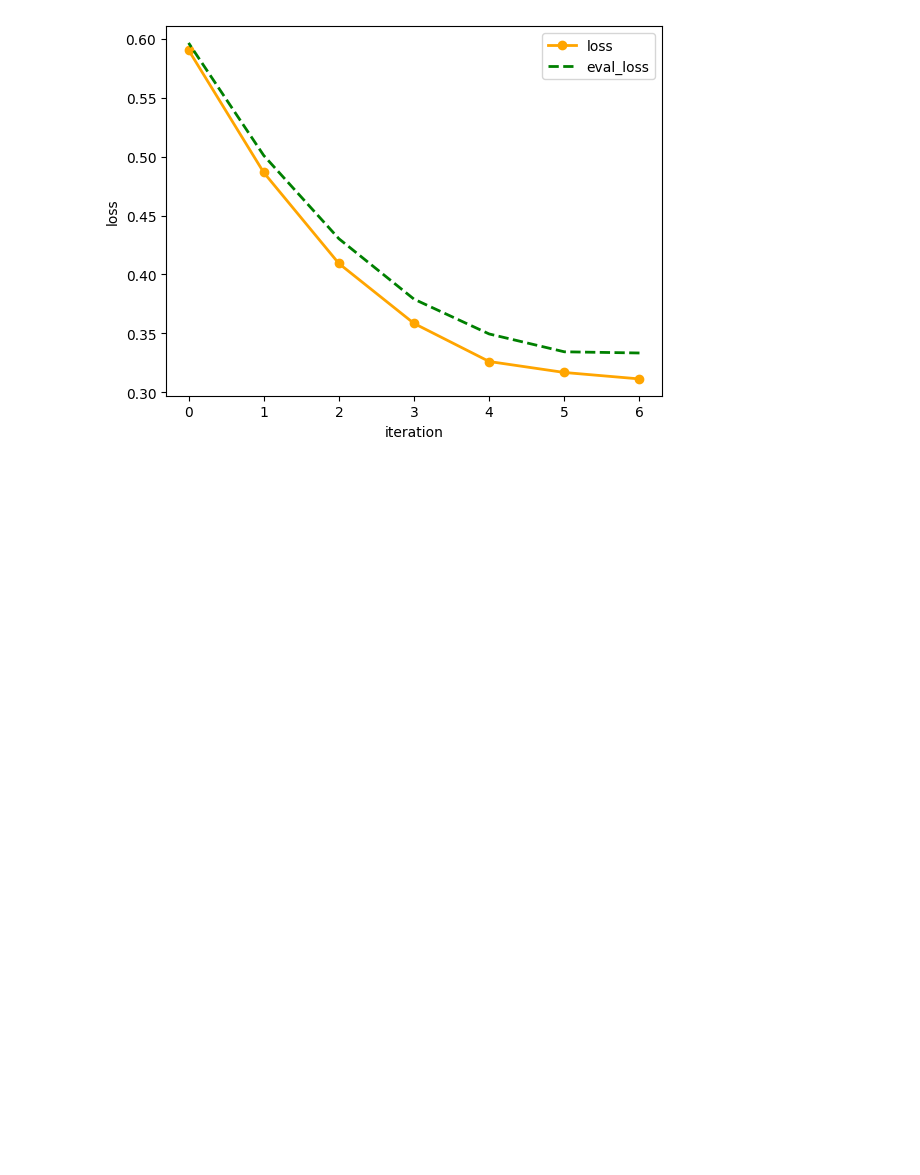
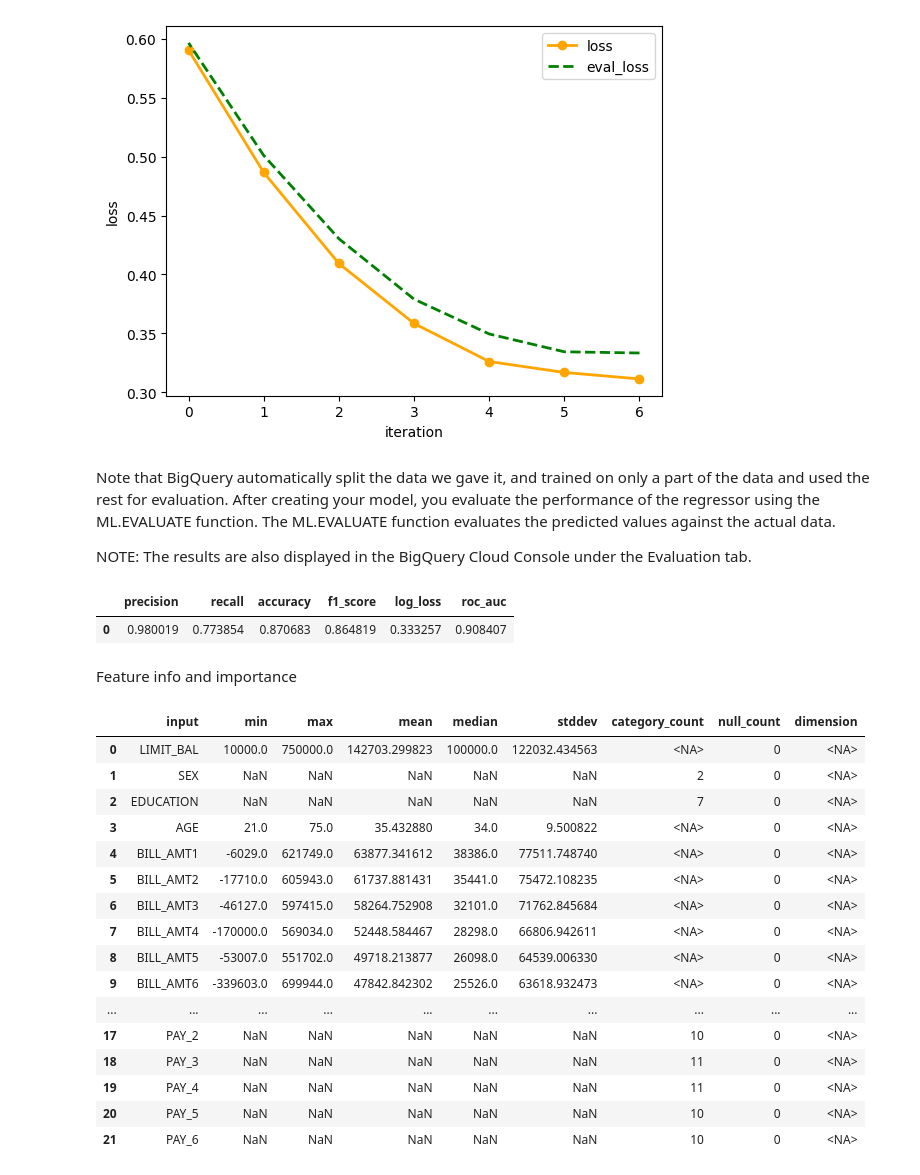
Before and after one commit to kkignasiak98/BQML_POC, a Jupyter notebook: models/models.ipynb, the cells around one changed output. Cells and saved outputs as stored; diff of their text form; code cells hidden in the pictures; blank space fills up the shorter version.

Commit message:
add advanced models

```diff
--- a/models/models.ipynb
+++ b/models/models.ipynb
@@ -99,3 +100,42 @@ plt.ylabel('loss')
 plt.legend();
 # %% [output]
 [figure]
+# %% [markdown]
+Note that BigQuery automatically split the data we gave it, and trained on only a part of the data and used the rest for evaluation. After creating your model, you evaluate the performance of the regressor using the ML.EVALUATE function. The ML.EVALUATE function evaluates the predicted values against the actual data.
+
+NOTE: The results are also displayed in the BigQuery Cloud Console under the Evaluation tab.
+# %%
+%%bigquery
+# Here, ML.EVALUATE function is used to evaluate model metrics
+SELECT
+  *
+FROM
+  ML.EVALUATE(MODEL BQ_ML_ID.BASE_LOGISTIC_REGRESSION)
+# %% [output]
+|  | precision | recall | accuracy | f1_score | log_loss | roc_auc |
+| 0 | 0.980019 | 0.773854 | 0.870683 | 0.864819 | 0.333257 | 0.908407 |
+# %% [markdown]
+Feature info and importance
+# %%
+%%bigquery
+SELECT
+    *
+FROM ML.FEATURE_INFO (MODEL BQ_ML_ID.BASE_LOGISTIC_REGRESSION)
+# %% [output]
+|  | input | min | max | mean | median | stddev | category_count | null_count | dimension |
+| 0 | LIMIT_BAL | 10000.0 | 750000.0 | 142703.299823 | 100000.0 | 122032.434563 | <NA> | 0 | <NA> |
+| 1 | SEX | NaN | NaN | NaN | NaN | NaN | 2 | 0 | <NA> |
+| 2 | EDUCATION | NaN | NaN | NaN | NaN | NaN | 7 | 0 | <NA> |
+| 3 | AGE | 21.0 | 75.0 | 35.432880 | 34.0 | 9.500822 | <NA> | 0 | <NA> |
+| 4 | BILL_AMT1 | -6029.0 | 621749.0 | 63877.341612 | 38386.0 | 77511.748740 | <NA> | 0 | <NA> |
+| 5 | BILL_AMT2 | -17710.0 | 605943.0 | 61737.881431 | 35441.0 | 75472.108235 | <NA> | 0 | <NA> |
+| 6 | BILL_AMT3 | -46127.0 | 597415.0 | 58264.752908 | 32101.0 | 71762.845684 | <NA> | 0 | <NA> |
+| 7 | BILL_AMT4 | -170000.0 | 569034.0 | 52448.584467 | 28298.0 | 66806.942611 | <NA> | 0 | <NA> |
+| 8 | BILL_AMT5 | -53007.0 | 551702.0 | 49718.213877 | 26098.0 | 64539.006330 | <NA> | 0 | <NA> |
+| 9 | BILL_AMT6 | -339603.0 | 699944.0 | 47842.842302 | 25526.0 | 63618.932473 | <NA> | 0 | <NA> |
+| ... | ... | ... | ... | ... | ... | ... | ... | ... | ... |
+| 17 | PAY_2 | NaN | NaN | NaN | NaN | NaN | 10 | 0 | <NA> |
+| 18 | PAY_3 | NaN | NaN | NaN | NaN | NaN | 11 | 0 | <NA> |
+| 19 | PAY_4 | NaN | NaN | NaN | NaN | NaN | 11 | 0 | <NA> |
+| 20 | PAY_5 | NaN | NaN | NaN | NaN | NaN | 10 | 0 | <NA> |
+| 21 | PAY_6 | NaN | NaN | NaN | NaN | NaN | 10 | 0 | <NA> |
```
Also changed, not shown: parts of 14 cells of this notebook.
